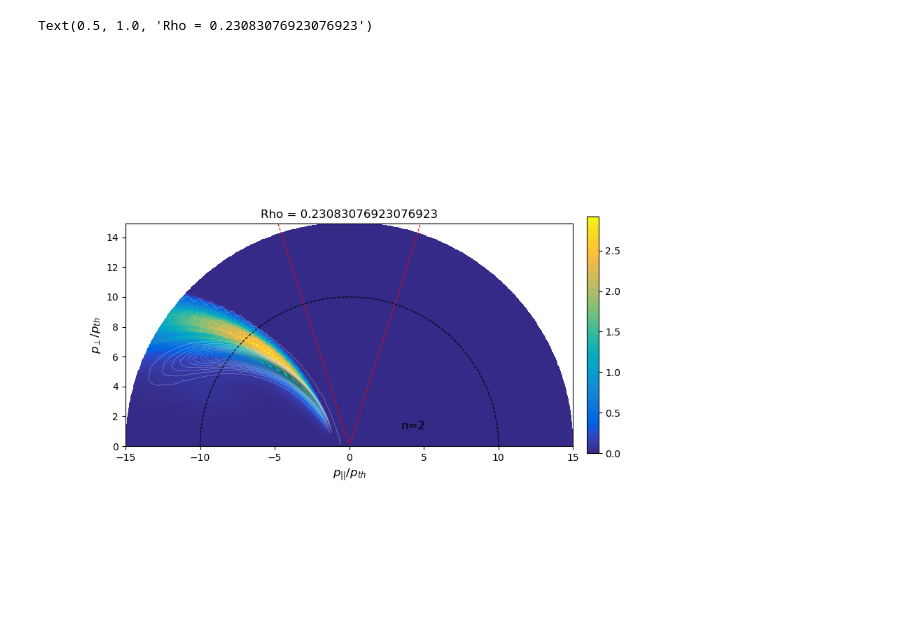
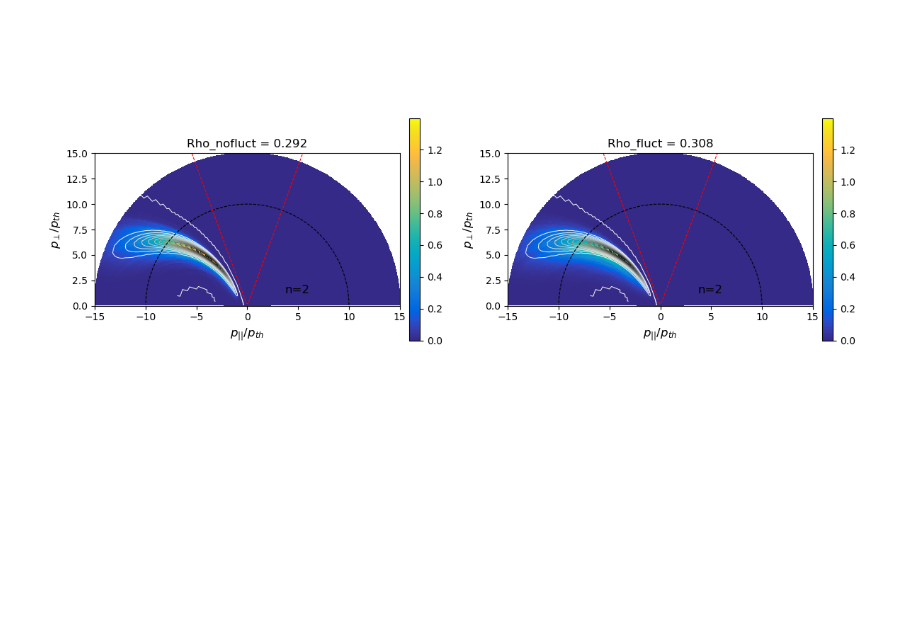
Before and after one commit to EwoutDevlaminck/WKBacca_QL, a Jupyter notebook: Analysis_comp.ipynb, the cells around one changed output. Saved outputs shown, nothing was run; the diff lists cells and outputs as text; code cells hidden in the pictures; blank space fills up the shorter version.

```diff
--- a/Analysis_comp.ipynb
+++ b/Analysis_comp.ipynb
@@ -56,7 +56,7 @@ cm_data = [[0.2081, 0.1663, 0.5292], [0.2116238095, 0.1897809524, 0.5776761905],
 parula_map = LinearSegmentedColormap.from_list('parula', cm_data)
 parula_map.set_under(cm_data[0])
 # %%
-#filename = '/home/devlamin/Documents/WKBeam_related/WKBacca_QL/QL_bounce_TCV74302_test.h5'
-filename = '/home/devlamin/Documents/WKBeam_related/WKBacca_QL/QL_bounce_TCV72644_1.25_test.h5'
-#filename = '/home/devlamin/Documents/WKBeam_related/WKBacca_QL/QL_bounce_TCV72644_test.h5'
+#filename1 = '/home/devlamin/Documents/WKBeam_related/Cases_ran_before/TCV72644_1.25/No_fluct/QL_bounce_TCV72644_1.25_test.h5'
+filename1 = '/home/devlamin/Documents/WKBeam_related/WKBacca_QL/QL_bounce_TCV72644_1.25_test.h5' # Test with smaller file
+filename2 = '/home/devlamin/Documents/WKBeam_related/Cases_ran_before/TCV72644_1.25/Fluct/QL_bounce_TCV72644_1.25_test.h5'
 #Had to move the file due to size limit
@@ -124,13 +204,15 @@ PPAR = np.tile(Ppar, (len(psi), 1, 1))
 PPER = np.tile(Pper, (len(psi), 1, 1))
 KSI0 = np.tile(Ksi0, (len(psi), 1, 1))
 
-RHO = np.tile(np.sqrt(psi.T), (len(p_norm), len(ksi0), 1)).T
+RHO_nofluct = np.tile(np.sqrt(psi.T), (len(p_norm), len(ksi0), 1)).T
+RHO_fluct = np.tile(np.sqrt(psi_fluct.T), (len(p_norm), len(ksi0), 1)).T
 
-QL_bounce_nofluct = np.transpose(QL_bounce_nofluct, (0, 2, 1))
+DRF0_nofluct = np.transpose(DRF0_nofluct, (0, 2, 1))
+DRF0_fluct = np.transpose(DRF0_fluct, (0, 2, 1))
 
-print(QL_bounce_nofluct.shape)
+print(DRF0_nofluct.shape)
 print(PPER.shape)
 print(PPAR.shape)
-print(RHO.shape)
+print(RHO_nofluct.shape)
 print(KSI0.shape)
 # %% [output]
@@ -142,2 +224,3 @@ print(KSI0.shape)
 # %%
-QL_bounce_nofluct = QL_bounce_nofluct*(1-KSI0**2) # D_rf_pp, DKE 4.298
+DRF_pp_nofluct = DRF0_nofluct*(1-KSI0**2) # D_rf_pp, DKE 4.298
+DRF_pp_fluct = DRF0_fluct*(1-KSI0**2)
@@ -245,31 +369,50 @@ def Trapping_line(p_par, Trapksi0, i_psi):
     #Trapping line, giving p_perp_Trap = p_par_Trap * sqrt(1 - ksi0_T^2)/ksi0_T*sign(p_par_Trap)
     return np.sign(p_par) * p_par * np.sqrt(1 - Trapksi0[i_psi]**2)/Trapksi0[i_psi]
 # %%
-plt.figure(figsize=(10, 8))
-ax = plt.subplot(111)
-QL_bounce_nofluct = np.where(QL_bounce_nofluct<Lowerbound, 0, QL_bounce_nofluct)
-i = 15
-fig = ax.pcolormesh(PPAR[i], PPER[i], QL_bounce_nofluct[i], cmap=parula_map)#, norm=LogNorm())
-fig2 = ax.contour(Ppar_mat, Pper_mat, Drf[:,:,8].T, levels=25, cmap='Greys', linewidths=0.2)
-#fig = plt.contourf(PPAR[i], PPER[i], QL_bounce[i], cmap=parula_map, norm=LogNorm(),levels=np.logspace(-3, 0, 100))
+plt.figure(figsize=(12, 6))
+ax = plt.subplot(121)
+
+fig = ax.pcolormesh(PPAR[i_no_fluct], PPER[i_no_fluct], DRF_pp_nofluct[i_no_fluct], cmap=parula_map, vmin=totalmin, vmax=totalmax)#, norm=LogNorm())
+fig2 = ax.contour(Ppar_mat, Pper_mat, Drf_mat[:,:,i_mat].T, levels=15, cmap='Greys', linewidths=0.7)
 colorbar = plt.colorbar(fig, orientation='vertical', pad=.025, shrink=.55)
-#colorbar.set_label(label=r'$D^{EC,0}_{n=2,3}$ [A.U.]', size=10)
-plt.contour(PPAR[i], PPER[i], Pnorm, levels=[10, 20, 29.99], colors='black', linestyles='dashed', linewidths=0.8)
+
+plt.contour(PPAR[i_no_fluct], PPER[i_no_fluct], Pnorm, levels=[10, 20, 29.99], colors='black', linestyles='dashed', linewidths=0.8)
 plt.annotate(r'n=2', xy=(3, 1), xytext=(7, 2), textcoords='offset points', fontsize=12)
 plt.annotate(r'n=3', xy=(13, 16), xytext=(7, 2), textcoords='offset points', fontsize=12)
 
-p_perp_Trap = Trapping_line(np.linspace(-p_max, p_max, 200), Trapksi0, i)
+p_perp_Trap = Trapping_line(np.linspace(-p_max, p_max, 200), Trapksi0_nofluct, i_no_fluct)
 plt.plot(np.linspace(-p_max, p_max, 200), p_perp_Trap, color='r', linestyle='--', linewidth=0.8)
 
 ax.set_xlabel(r'$p_{||}/p_{th}$', size=12)
 ax.set_ylabel(r'$p_{\perp}/p_{th}$', size=12)
 ax.set_ylim(0, p_max)
 ax.set_xlim(-15, 15)
 ax.set_aspect('equal')
-ax.set_title(f'Rho = {np.sqrt(psi[i])}')
+ax.set_title(f'Rho_nofluct = {np.sqrt(psi[i_no_fluct]):.3f}')
+
+ax = plt.subplot(122)
+fig3 = ax.pcolormesh(PPAR[i_fluct], PPER[i_fluct], DRF_pp_fluct[i_fluct], cmap=parula_map, vmin=totalmin, vmax=totalmax)#, norm=LogNorm())
+fig4 = ax.contour(Ppar_mat, Pper_mat, Drf_mat[:,:,i_mat].T, levels=15, cmap='Greys', linewidths=0.7)
+colorbar = plt.colorbar(fig, orientation='vertical', pad=.025, shrink=.55)
+
+plt.contour(PPAR[i_fluct], PPER[i_fluct], Pnorm, levels=[10, 20, 29.99], colors='black', linestyles='dashed', linewidths=0.8)
+plt.annotate(r'n=2', xy=(3, 1), xytext=(7, 2), textcoords='offset points', fontsize=12)
+plt.annotate(r'n=3', xy=(13, 16), xytext=(7, 2), textcoords='offset points', fontsize=12)
+
+p_perp_Trap = Trapping_line(np.linspace(-p_max, p_max, 200), Trapksi0_fluct, i_fluct)
+plt.plot(np.linspace(-p_max, p_max, 200), p_perp_Trap, color='r', linestyle='--', linewidth=0.8)
+
+ax.set_xlabel(r'$p_{||}/p_{th}$', size=12)
+ax.set_ylabel(r'$p_{\perp}/p_{th}$', size=12)
+ax.set_ylim(0, p_max)
+ax.set_xlim(-15, 15)
+ax.set_aspect('equal')
+ax.set_title(f'Rho_fluct = {np.sqrt(psi_fluct[i_fluct]):.3f}')
+
+plt.tight_layout()
+plt.show()
 # %% [output]
-Text(0.5, 1.0, 'Rho = 0.23083076923076923')
-[figure, old version]
+[figure, new version]
 # %%
 # 3D plot of the QL_bounce
 
```
Also changed, not shown: parts of 22 cells of this notebook, 4 other files.
